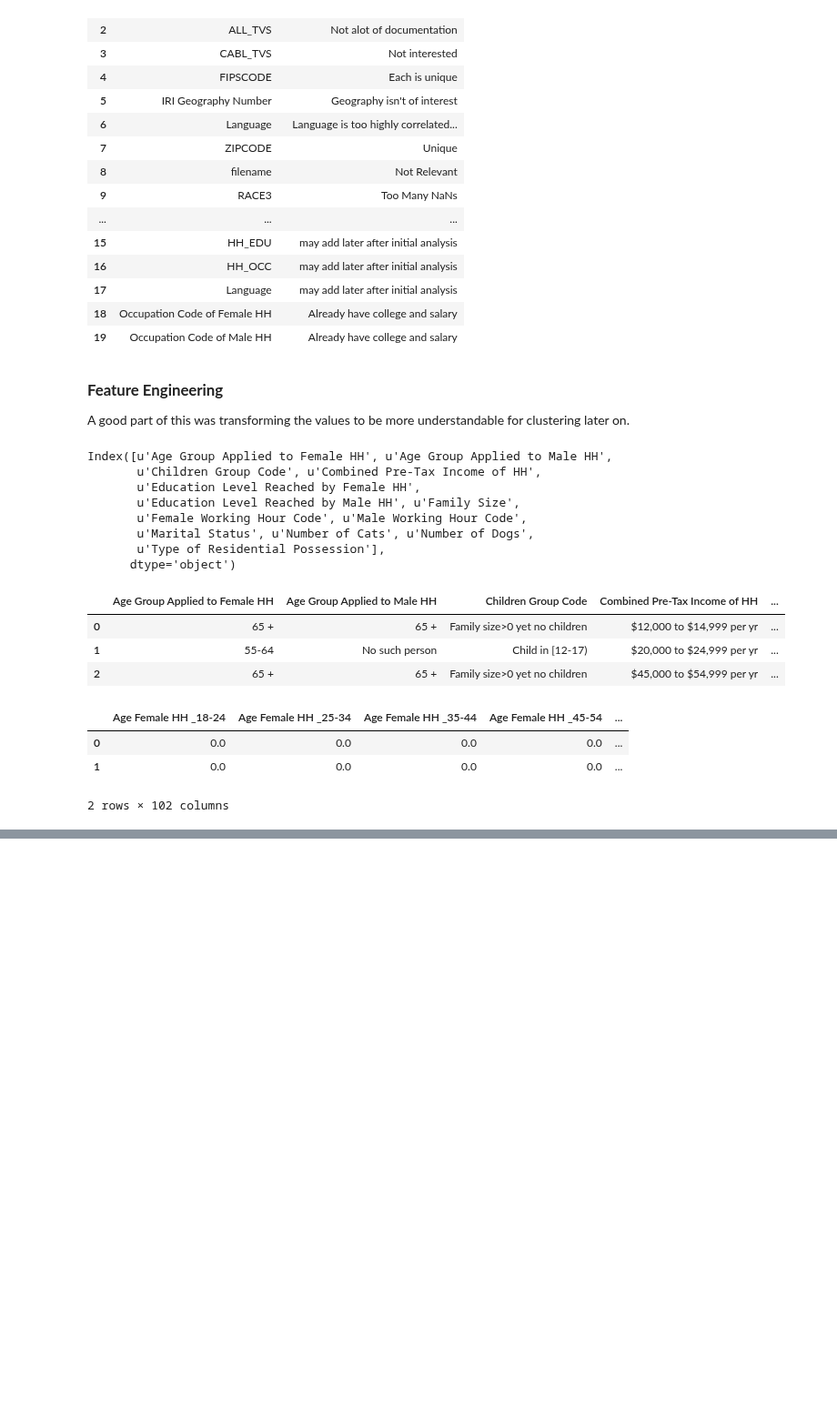
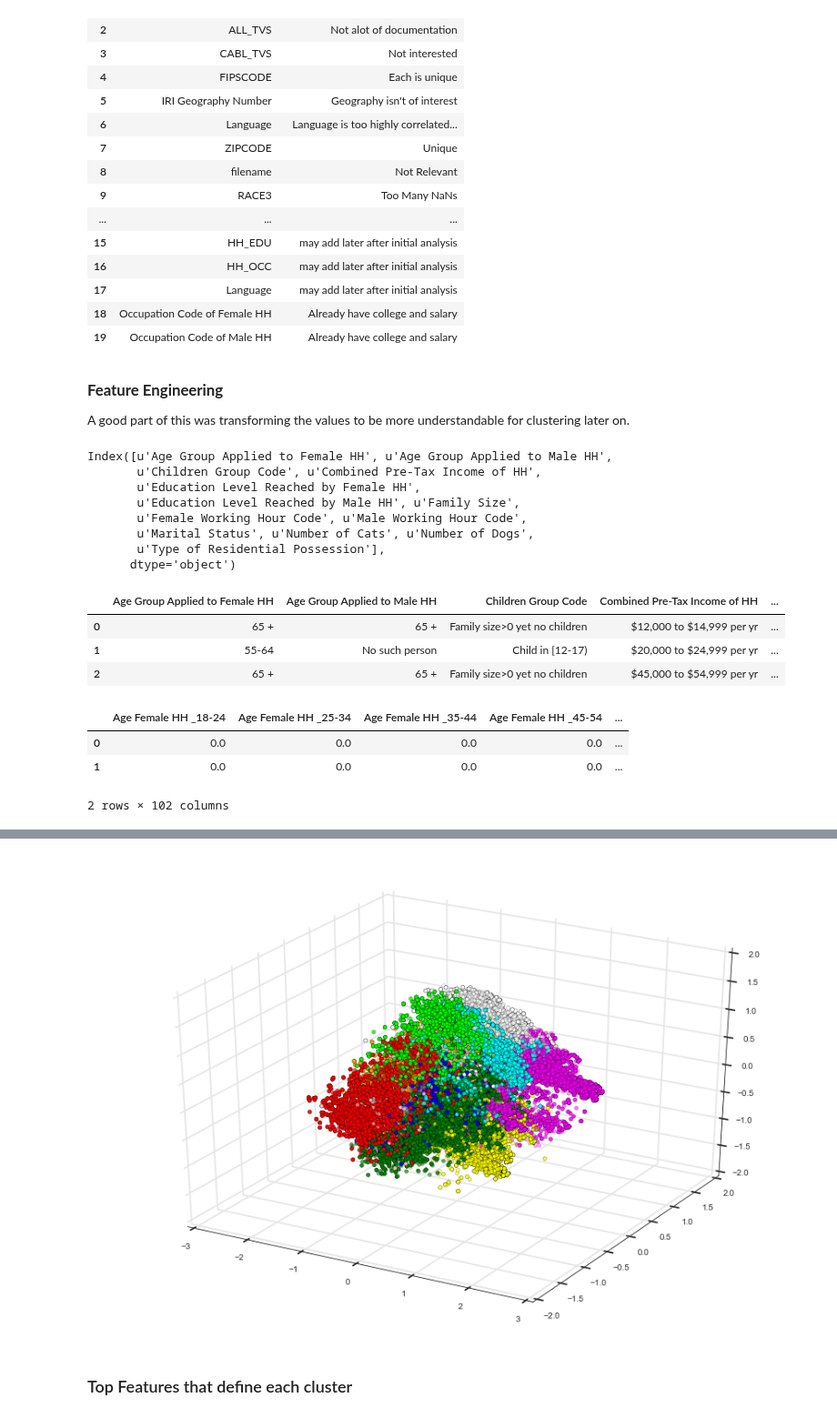
Before and after one commit to AnilKumarTeegala/DSE220_Machine_Learning, a Jupyter notebook: IPynb/4_Clustering.ipynb, the cells around one changed output, grey strips where cells are left out. Shown at 91% size. Drawn from its saved outputs; the diff is of its cells as text; code cells hidden in the pictures; blank space fills up the shorter version.

```diff
--- a/IPynb/4_Clustering.ipynb
+++ b/IPynb/4_Clustering.ipynb
@@ -281,0 +330,7 @@ better_demo.head(2)
+# %%
+ #Compute the norms of each feature in the new space
+n = better_demo.shape[1]
+norms = np.zeros(n)
+for i in xrange(n):
+    norms[i] = np.linalg.norm(p_mdl.components_[:num_comp,i])**2
+norms
@@ -281,0 +355,7 @@ better_demo.head(2)
+# %%
+# Get the most important features
+norm_list = list(norms)
+pca_feature_list = set()
+for idx in sorted(norms,reverse=True)[:num_comp]:
+    print better_demo.columns[norm_list.index(idx)],'-',idx
+    pca_feature_list.add(better_demo.columns[norm_list.index(idx)])
@@ -281,0 +380,57 @@ better_demo.head(2)
+# %%
+pca_top_better_demo = better_demo[list(pca_feature_list)]
+pca_top_better_demo.to_csv('pca_top_fe_demos.csv', index=False)
+# %%
+plt_pcl = PCA(n_components=3)
+fe_pd_2d = plt_pcl.fit_transform(pca_top_better_demo)
+# %%
+from sklearn.cluster import KMeans
+from mpl_toolkits.mplot3d import Axes3D
+
+fig = plt.figure(figsize=(15,10)).gca(projection='3d')
+
+fe_pd_2d_df = pd.DataFrame(fe_pd_2d, columns=['x','y','z'])
+
+km_mdl = KMeans(n_clusters=10)
+fe_pd_2d_df['clust'] = km_mdl.fit_predict(pca_top_better_demo)
+
+c = {0: '#FF0000',
+     1: '#FFFF00',
+     2: '#008000',
+     3: '#0000FF',
+     4: '#FF00FF',
+     5: '#00FFFF',
+     6: '#FFC0CB',
+     7: '#00FF00',
+     8: '#FFFFFF',
+     9: '#FFA500'}
+
+# cluster 0 is red
+# cluster 1 is yellow #FFFF00
+# cluster 2 is dark green #008000
+# cluster 3 is dark blue #0000FF
+# cluster 4 is fuchsia #FF00FF
+# cluster 5 is aqua #00FFFF
+# cluster 6 is pink #FFC0CB
+# cluster 7 is lime (0,1,0) #00FF00
+# cluster 8 is white #FFFFFF
+# cluster 9 is orange #FFA500
+
+# web colors https://en.wikipedia.org/wiki/Web_colors
+
+lama = pd.DataFrame(data = fe_pd_2d_df['clust'])
+lama.clust.apply(lambda x: c[x])
+
+fig.scatter(fe_pd_2d_df['x'], fe_pd_2d_df['y'], fe_pd_2d_df['z'], c=lama.clust.apply(lambda x: c[x]))
+fig.patch.set_facecolor('white')
+#ax = plt.subplot(111)
+ax = plt.gca()
+ax.set_axis_bgcolor('white')
+
+ax.w_xaxis.set_pane_color((1.0, 1.0, 1.0, 1.0))
+ax.w_yaxis.set_pane_color((1.0, 1.0, 1.0, 1.0))
+ax.w_zaxis.set_pane_color((1.0, 1.0, 1.0, 1.0))
+# %% [output]
+[figure, added]
+# %% [markdown]
+### Top Features that define each cluster
```
Also changed, not shown: parts of 8 cells of this notebook, 1 other file.
